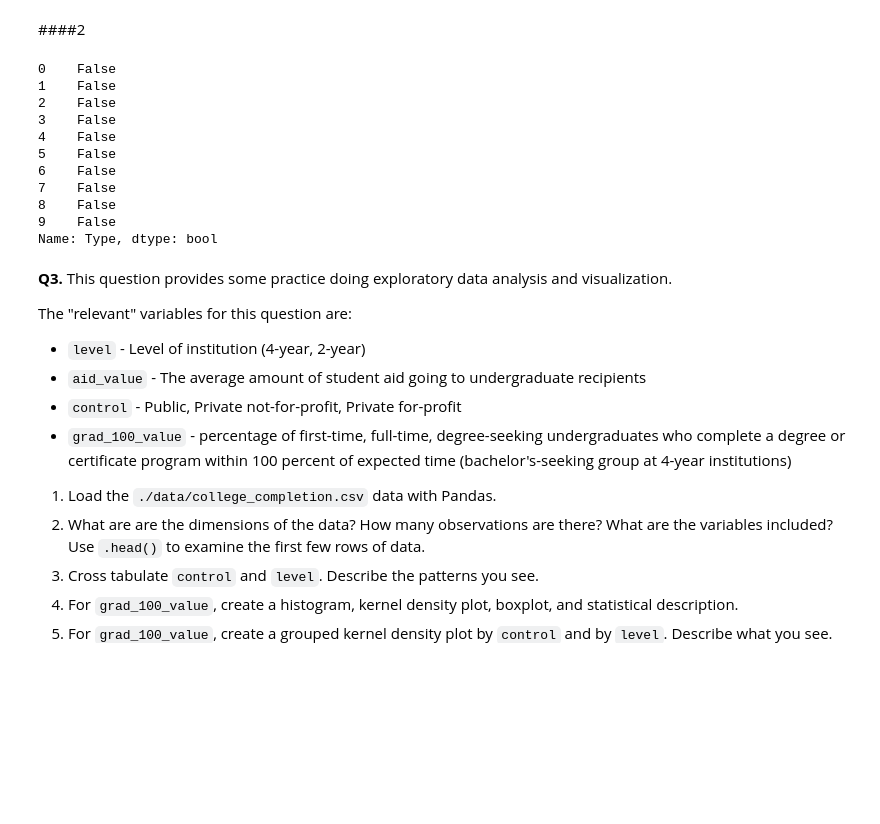
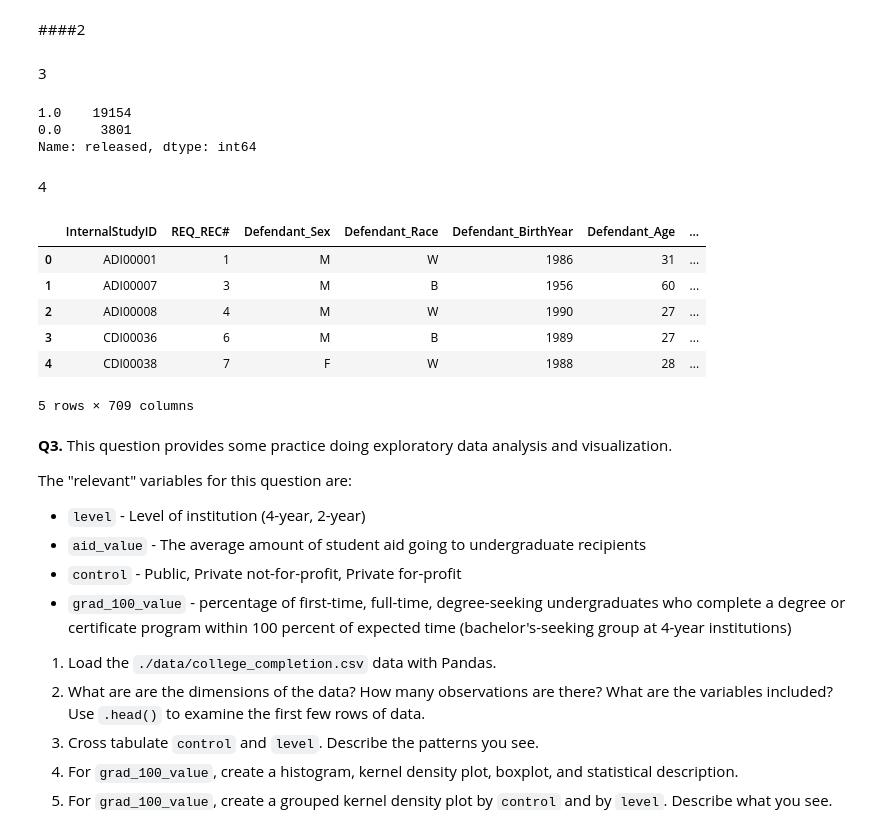
Before and after one commit to mbz8dg/assignment2, a Jupyter notebook: assignment2.ipynb, the cells around one changed output. Drawn from its saved outputs; the diff is of its cells as text; code cells hidden in the pictures; blank space fills up the shorter version.

```diff
--- a/assignment2.ipynb
+++ b/assignment2.ipynb
@@ -108,23 +109,36 @@ print(df2["Type"].value_counts())
 #print(df2.dtypes)
 df2.head()
 # %%
+from pandas._libs.hashtable import value_count
 df2["Type"] = df2["Type"].replace(["Boat","Boating","Boatomg"],"Watercraft") #multiple categorical responses could be realisitcally considered "boats of some sort"
-df2["Type"] = df2["Type"].replace(["Questionable","Unverfified","Under investigation"], "Unconfirmed") # the low response rate suggests that combination is unproblematic. All have an elemtn of uncertainty.
-invalid = df2["Type"] == "Invalid"
-invalid.head(10)
-#print(df2["Type"].value_counts())
+df2["Type"] = df2["Type"].replace(["Questionable","Unverfified","Under investigation","Unverified"], "Unconfirmed") # the low response rate suggests that combination is unproblematic. All have an element of uncertainty.
+print(value_counts(df2["Type"]))
-# %% [output]
-0    False
-1    False
-2    False
-3    False
-4    False
-5    False
-6    False
-7    False
-8    False
-9    False
-Name: Type, dtype: bool
+# %% [markdown]
+3
+# %%
+url="http://www.vcsc.virginia.gov/pretrialdataproject/October%202017%20Cohort_Virginia%20Pretrial%20Data%20Project_Deidentified%20FINAL%20Update_10272021.csv"
+df = pd.read_csv(url,low_memory=False)
+# %%
+df["WhetherDefendantWasReleasedPretrial"] = df["WhetherDefendantWasReleasedPretrial"].replace(9,np.nan)
+df=df.rename(columns= {"WhetherDefendantWasReleasedPretrial":"released"})
+print(value_counts(df["released"]))
+# %% [output]
+1.0    19154
+0.0     3801
+Name: released, dtype: int64
+# %% [markdown]
+4
+# %%
+df.head()
+#df["ImposedSentenceAllChargeInContactEvent"]
+# %% [output]
+|  | InternalStudyID | REQ_REC# | Defendant_Sex | Defendant_Race | Defendant_BirthYear | Defendant_Age | ... |
+| 0 | ADI00001 | 1 | M | W | 1986 | 31 | ... |
+| 1 | ADI00007 | 3 | M | B | 1956 | 60 | ... |
+| 2 | ADI00008 | 4 | M | W | 1990 | 27 | ... |
+| 3 | CDI00036 | 6 | M | B | 1989 | 27 | ... |
+| 4 | CDI00038 | 7 | F | W | 1988 | 28 | ... |
+5 rows × 709 columns
 # %% [markdown]
 **Q3.** This question provides some practice doing exploratory data analysis and visualization.
 
```
Also changed, not shown: parts of 2 cells of this notebook.
